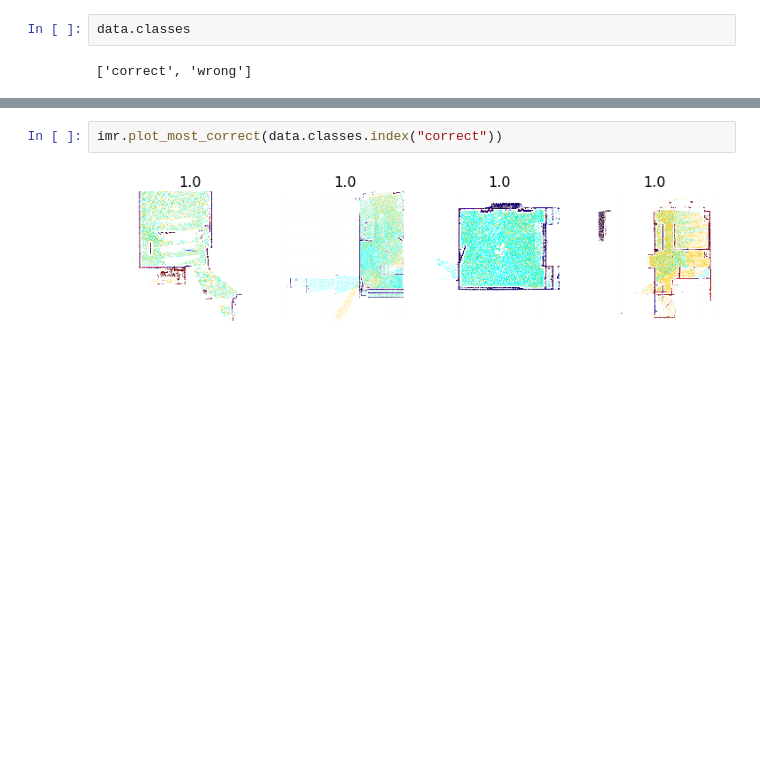
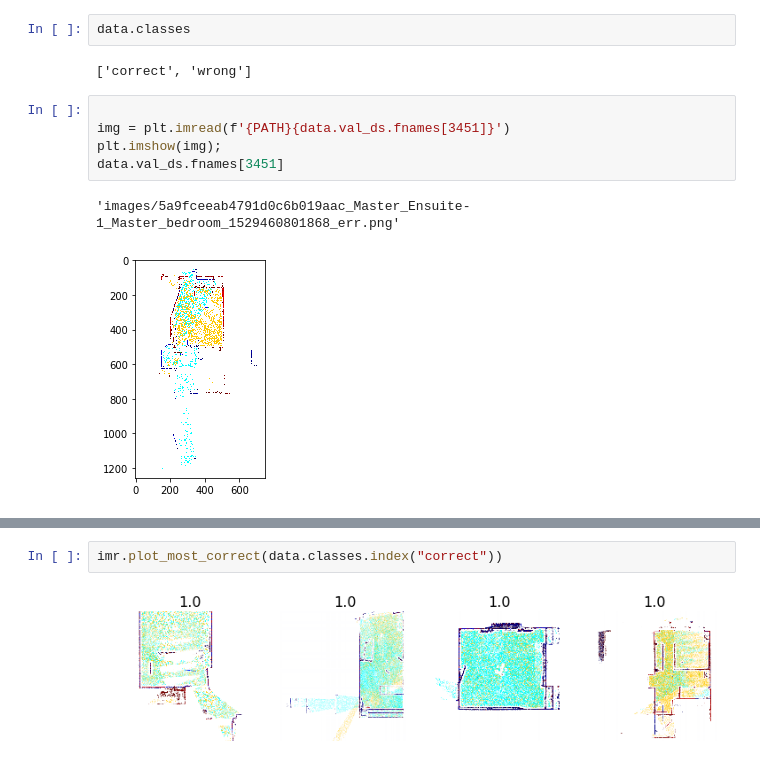
Before and after one commit to virtuocityvr/fastai, a Jupyter notebook: experiments/registration/all_room.ipynb, the cells around one changed output, grey strips where cells are left out. Drawn from its saved outputs; the diff is of its cells as text; blank space fills up the shorter version.

Commit message:
show image with index

```diff
--- a/experiments/registration/all_room.ipynb
+++ b/experiments/registration/all_room.ipynb
@@ -192,6 +194,14 @@ imr =ImageModelResults(data.val_ds, avg_log_preds)
 data.classes
 # %% [output]
 ['correct', 'wrong']
+# %%
+
+img = plt.imread(f'{PATH}{data.val_ds.fnames[3451]}')
+plt.imshow(img);
+data.val_ds.fnames[3451]
+# %% [output]
+'images/5a9fceeab4791d0c6b019aac_Master_Ensuite-1_Master_bedroom_1529460801868_err.png'
+[figure, added]
 # %%
 imr.plot_most_incorrect(data.classes.index("correct"))
 # %% [output]
```
Also changed, not shown: parts of 5 cells of this notebook, 1 other file.
